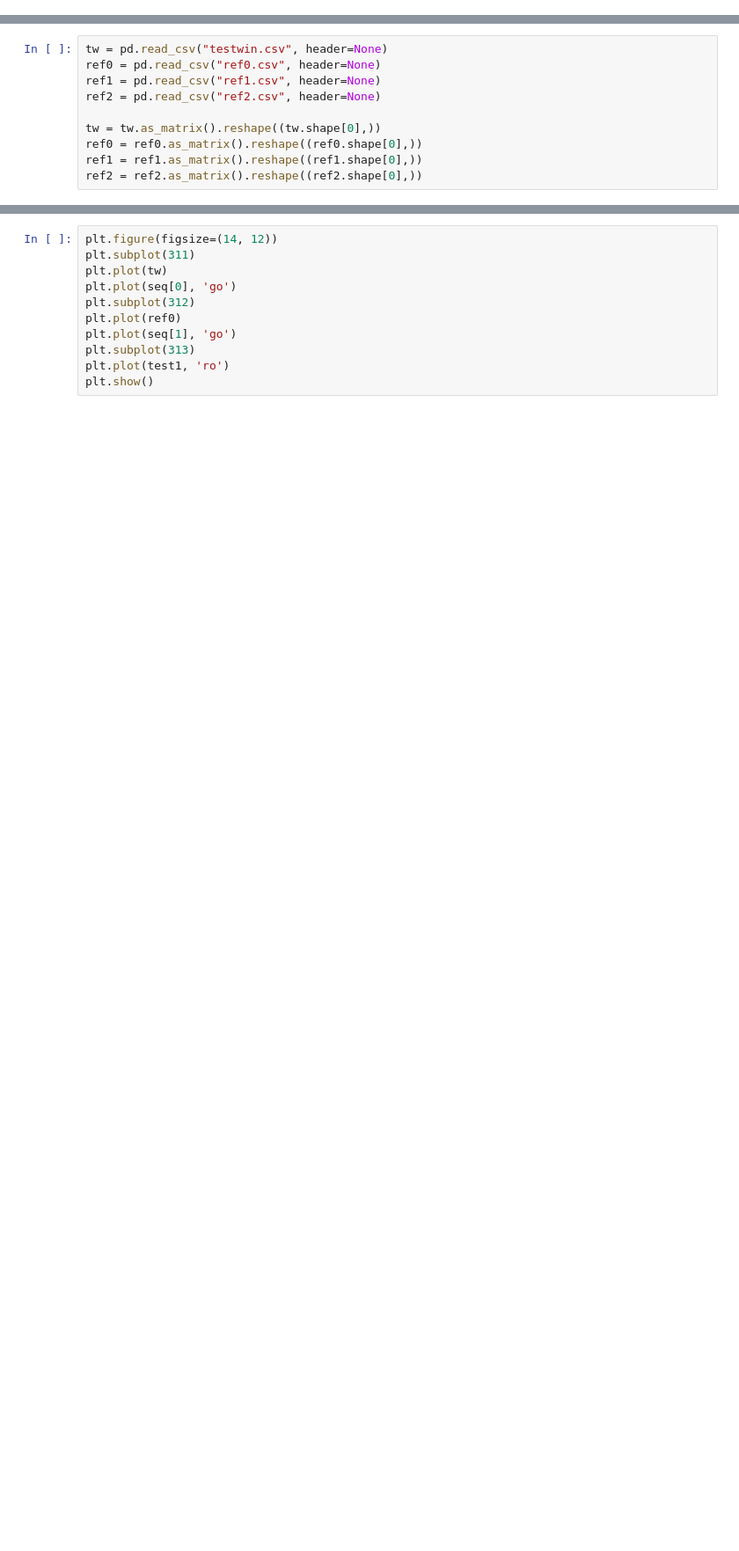
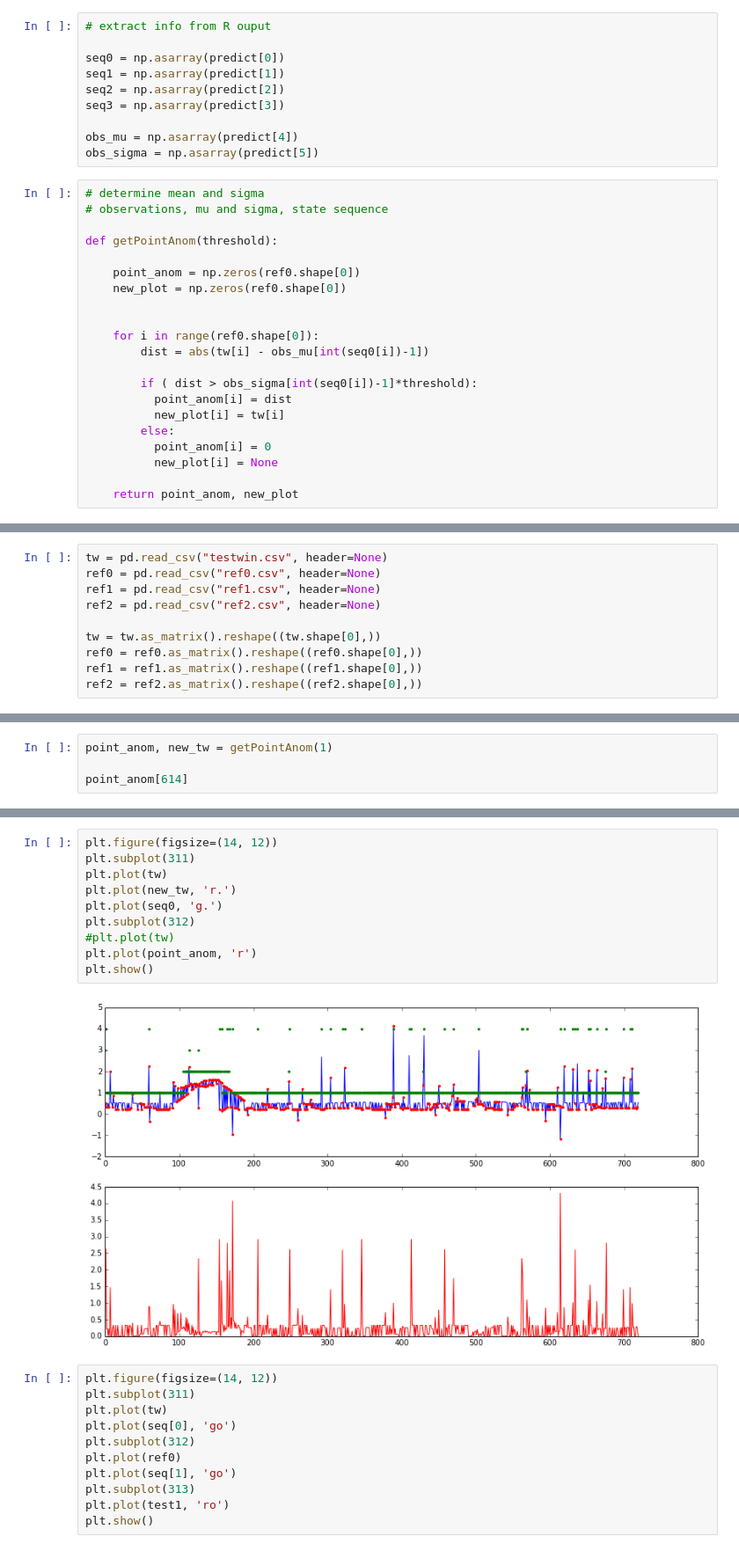
Before and after one commit to jarrodhaas/318, a Jupyter notebook: analysis1.0.ipynb, the cells around one changed output, grey strips where cells are left out. Shown at 88% size. Drawn from its saved outputs; the diff is of its cells as text; blank space fills up the shorter version.

```diff
--- a/analysis1.0.ipynb
+++ b/analysis1.0.ipynb
@@ -166 +165,32 @@ seq = np.asarray(predict)
+# %%
+# extract info from R ouput
+
+seq0 = np.asarray(predict[0])
+seq1 = np.asarray(predict[1])
+seq2 = np.asarray(predict[2])
+seq3 = np.asarray(predict[3])
+
+obs_mu = np.asarray(predict[4])
+obs_sigma = np.asarray(predict[5])
+# %%
+# determine mean and sigma
+# observations, mu and sigma, state sequence
+
+def getPointAnom(threshold):
+
+    point_anom = np.zeros(ref0.shape[0])
+    new_plot = np.zeros(ref0.shape[0])
+
+
+    for i in range(ref0.shape[0]):
+        dist = abs(tw[i] - obs_mu[int(seq0[i])-1])
+
+        if ( dist > obs_sigma[int(seq0[i])-1]*threshold):
+          point_anom[i] = dist
+          new_plot[i] = tw[i]
+        else:
+          point_anom[i] = 0
+          new_plot[i] = None
+
+    return point_anom, new_plot
 # %%
@@ -179,0 +214,4 @@ ref2 = ref2.as_matrix().reshape((ref2.shape[0],))
+# %%
+point_anom, new_tw = getPointAnom(1)
+
+point_anom[614]
@@ -180,3 +220,15 @@ ref2 = ref2.as_matrix().reshape((ref2.shape[0],))
+# %%
+plt.figure(figsize=(14, 12))
+plt.subplot(311)
+plt.plot(tw)
+plt.plot(new_tw, 'r.')
+plt.plot(seq0, 'g.')
+plt.subplot(312)
+#plt.plot(tw)
+plt.plot(point_anom, 'r')
+plt.show()
+# %% [output]
+[figure, added]
 # %%
 plt.figure(figsize=(14, 12))
 plt.subplot(311)
```
Also changed, not shown: parts of 6 cells of this notebook, 3 other files.
